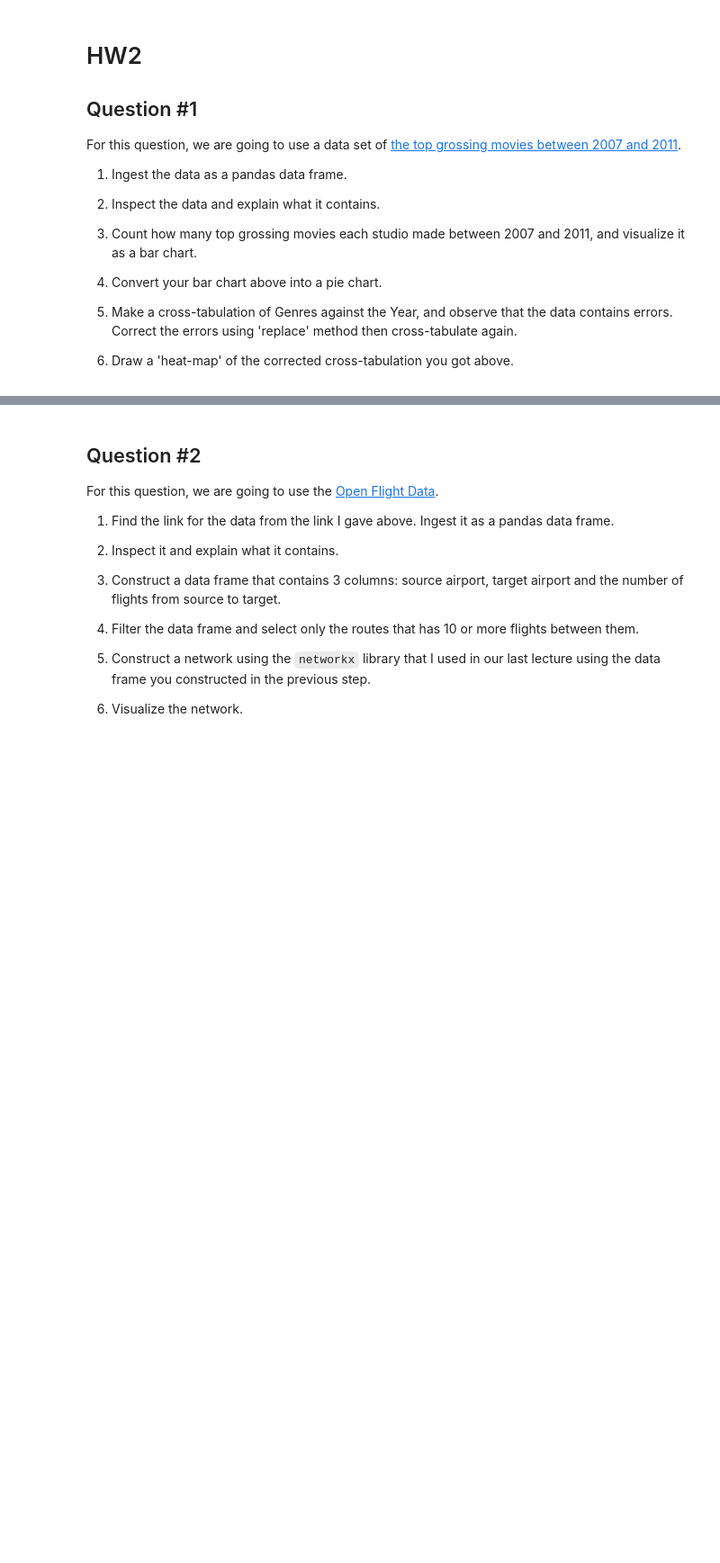
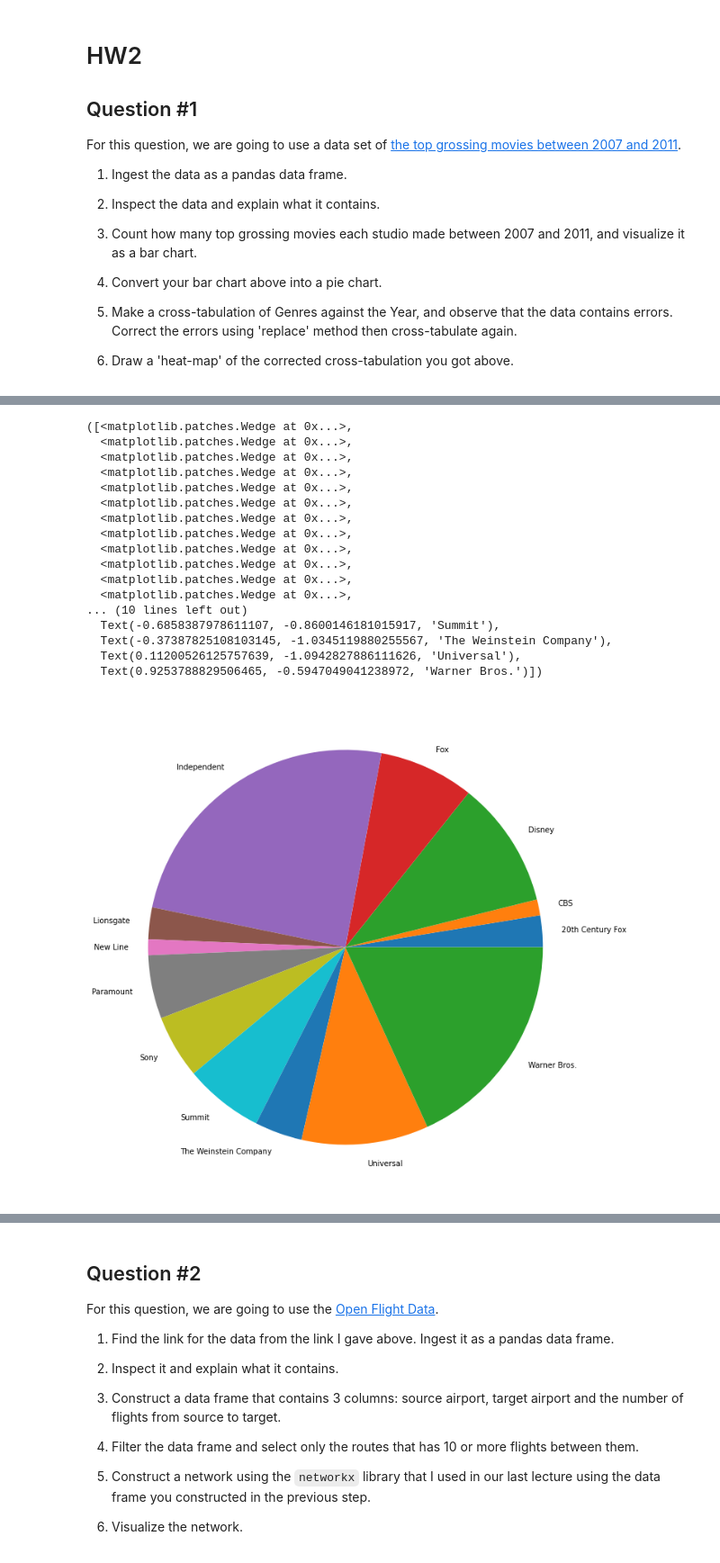
Before and after one commit to kaygun/2022-Spring-MAT381E, a Jupyter notebook: HW2/HW2.ipynb, the cells around one changed output, grey strips where cells are left out. Shown at 90% size. Saved outputs shown, nothing was run; the diff lists cells and outputs as text; code cells hidden in the pictures; blank space fills up the shorter version.

```diff
--- a/HW2/HW2.ipynb
+++ b/HW2/HW2.ipynb
@@ -18,0 +67,22 @@ For this question, we are going to use a data set of [the top grossing movies be
+# %%
+plt.figure(figsize=(12,12))
+plt.pie(counts,labels=counts.index)
+# %% [output]
+([<matplotlib.patches.Wedge at 0x...>,
+  <matplotlib.patches.Wedge at 0x...>,
+  <matplotlib.patches.Wedge at 0x...>,
+  <matplotlib.patches.Wedge at 0x...>,
+  <matplotlib.patches.Wedge at 0x...>,
+  <matplotlib.patches.Wedge at 0x...>,
+  <matplotlib.patches.Wedge at 0x...>,
+  <matplotlib.patches.Wedge at 0x...>,
+  <matplotlib.patches.Wedge at 0x...>,
+  <matplotlib.patches.Wedge at 0x...>,
+  <matplotlib.patches.Wedge at 0x...>,
+  <matplotlib.patches.Wedge at 0x...>,
+... (10 lines left out)
+  Text(-0.6858387978611107, -0.8600146181015917, 'Summit'),
+  Text(-0.37387825108103145, -1.0345119880255567, 'The Weinstein Company'),
+  Text(0.11200526125757639, -1.0942827886111626, 'Universal'),
+  Text(0.9253788829506465, -0.5947049041238972, 'Warner Bros.')])
+[figure, added]
```
Also changed, not shown: parts of 17 cells of this notebook.
